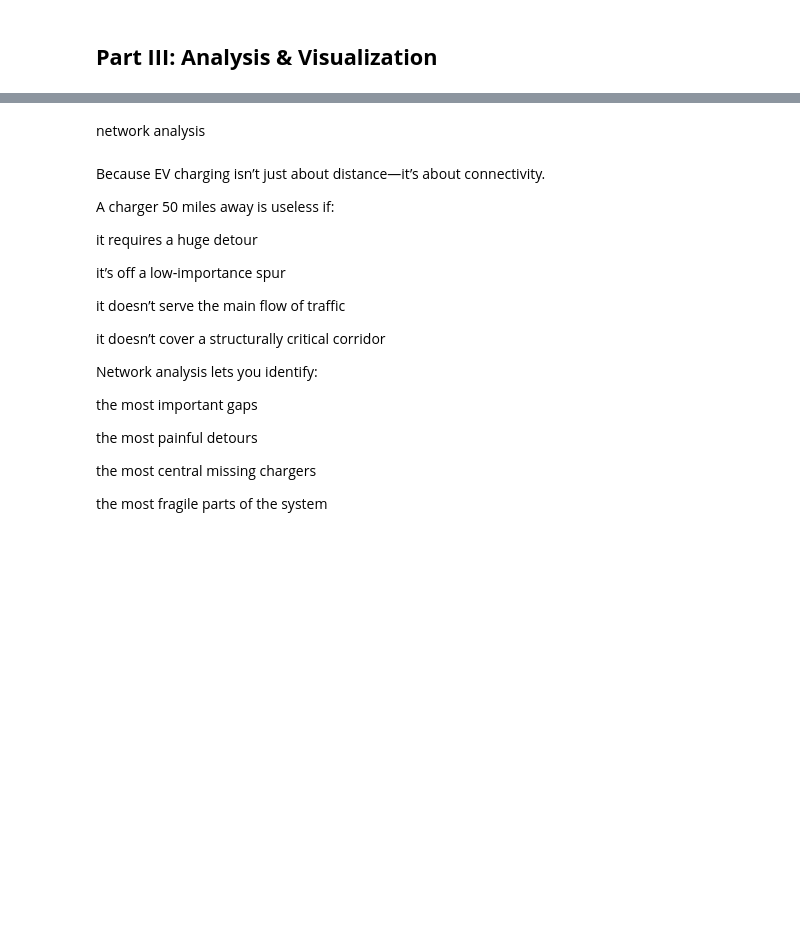
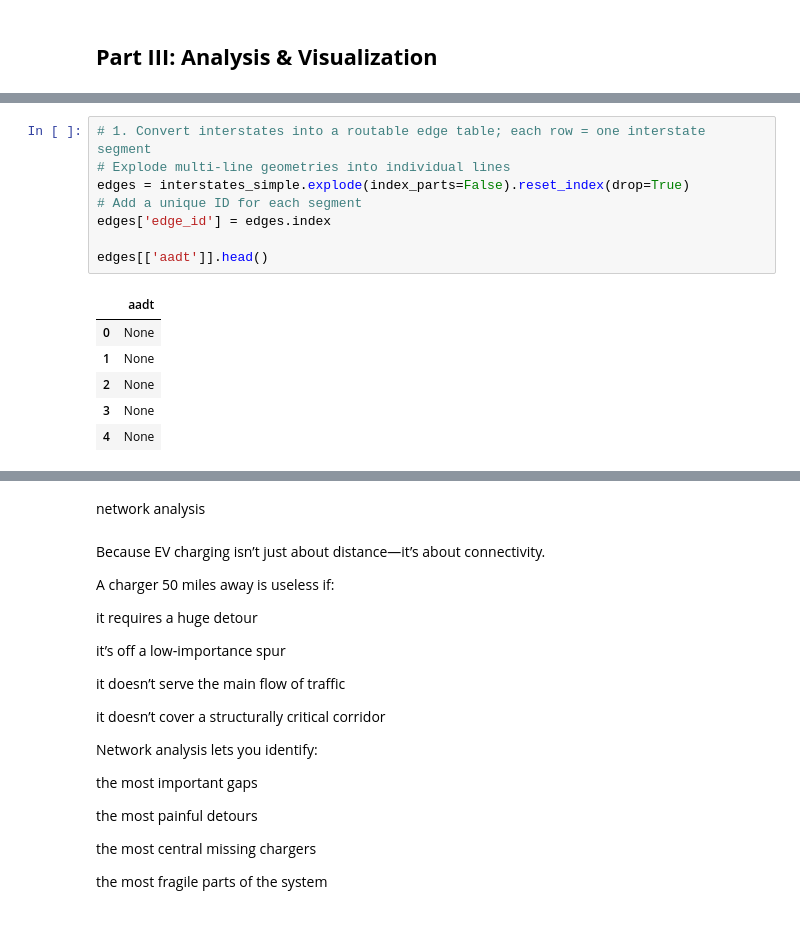
Before and after one commit to drewbarkman/ev-analysis, a Jupyter notebook: geog573_final.ipynb, the cells around one changed output, grey strips where cells are left out. Saved outputs shown, nothing was run; the diff lists cells and outputs as text; blank space fills up the shorter version.

```diff
--- a/geog573_final.ipynb
+++ b/geog573_final.ipynb
@@ -59,0 +177,15 @@ ev_locations = pd.read_csv('USChargingLocations.csv')
+# %%
+# 1. Convert interstates into a routable edge table; each row = one interstate segment
+# Explode multi-line geometries into individual lines
+edges = interstates_simple.explode(index_parts=False).reset_index(drop=True)
+# Add a unique ID for each segment
+edges['edge_id'] = edges.index
+
+edges[['aadt']].head()
+# %% [output]
+|  | aadt |
+| 0 | None |
+| 1 | None |
+| 2 | None |
+| 3 | None |
+| 4 | None |
```
Also changed, not shown: parts of 31 cells of this notebook, 1 other file.
